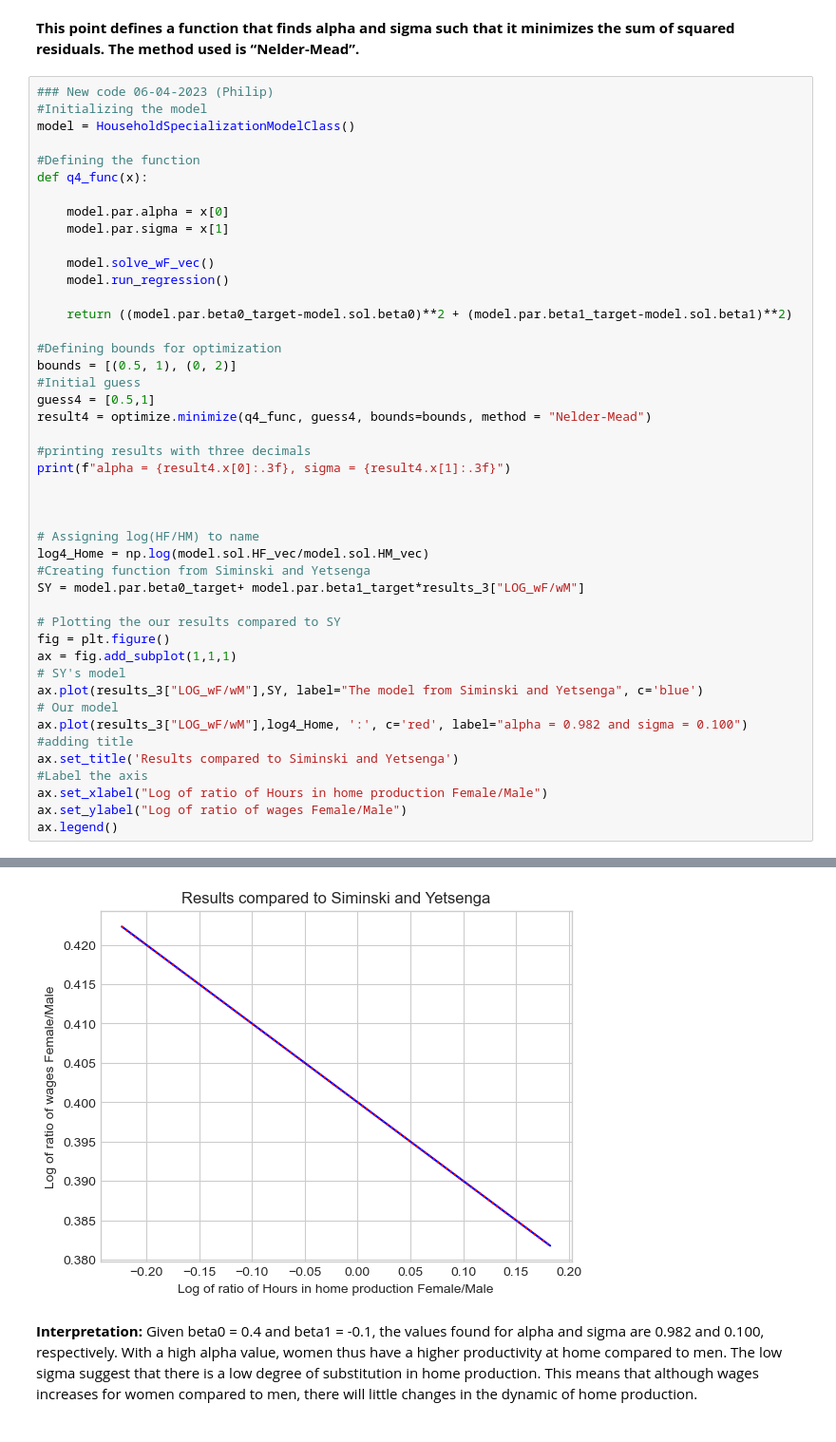
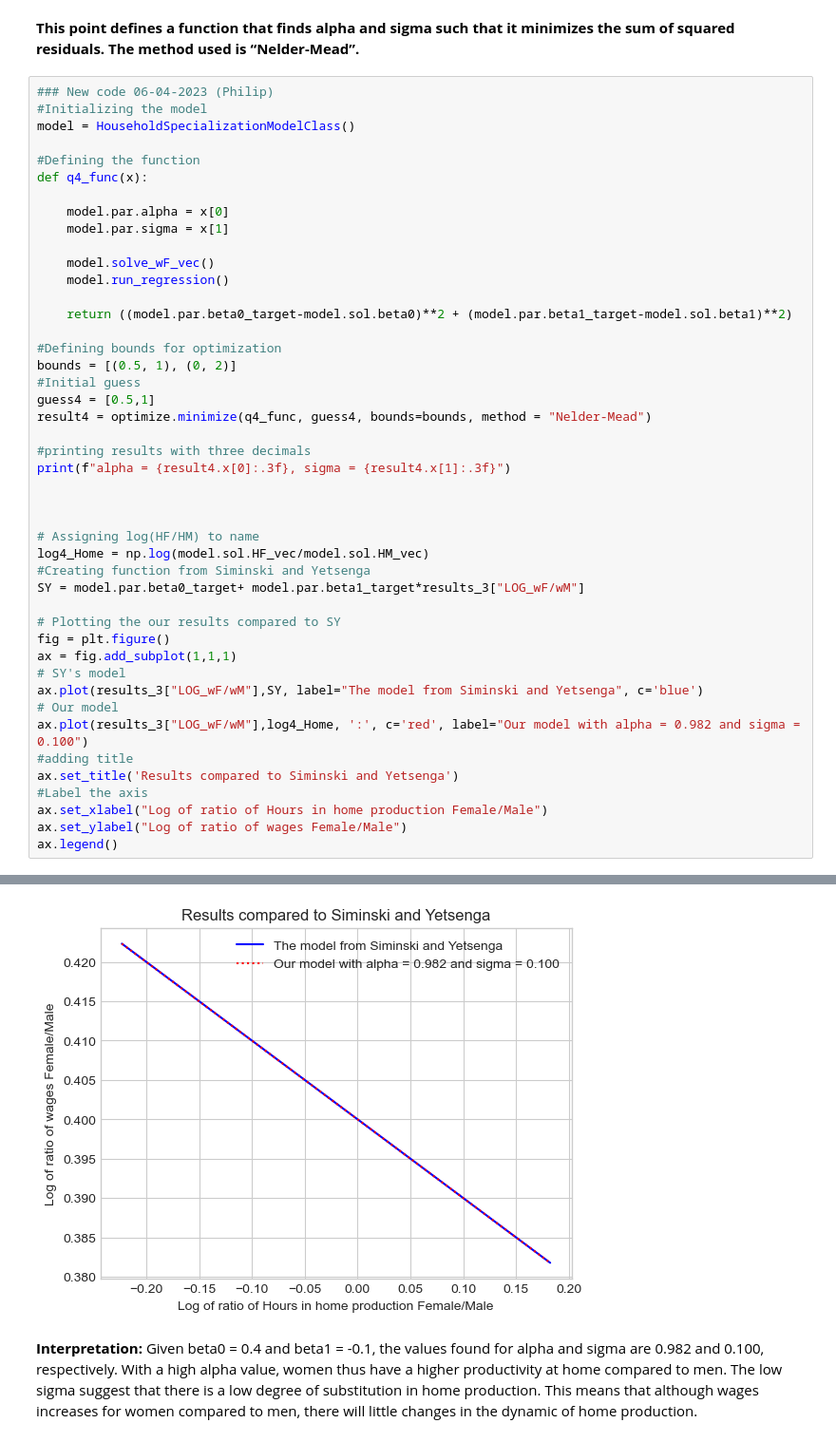
Before and after one commit to NumEconCopenhagen/projects-2023-latin-power, a Jupyter notebook: inauguralproject/inauguralproject.ipynb, the cells around one changed output, grey strips where cells are left out. Shown at 95% size. Drawn from its saved outputs; the diff is of its cells as text.

```diff
--- a/inauguralproject/inauguralproject.ipynb
+++ b/inauguralproject/inauguralproject.ipynb
@@ -226,7 +223,7 @@ ax = fig.add_subplot(1,1,1)
 # SY's model
 ax.plot(results_3["LOG_wF/wM"],SY, label="The model from Siminski and Yetsenga", c='blue')
 # Our model
-ax.plot(results_3["LOG_wF/wM"],log4_Home, ':', c='red', label="alpha = 0.982 and sigma = 0.100")
+ax.plot(results_3["LOG_wF/wM"],log4_Home, ':', c='red', label="Our model with alpha = 0.982 and sigma = 0.100")
 #adding title
 ax.set_title('Results compared to Siminski and Yetsenga')
 #Label the axis
@@ -239,4 +236,4 @@ Text(0, 0.5, 'Log of ratio of wages Female/Male')
-[figure, old version]
+[figure, new version]
 # %% [markdown]
 **Interpretation:**
 Given beta0 = 0.4 and beta1 = -0.1, the values found for alpha and sigma are 0.982 and 0.100, respectively.
```
Also changed, not shown: parts of 2 cells of this notebook, 4 other files.
